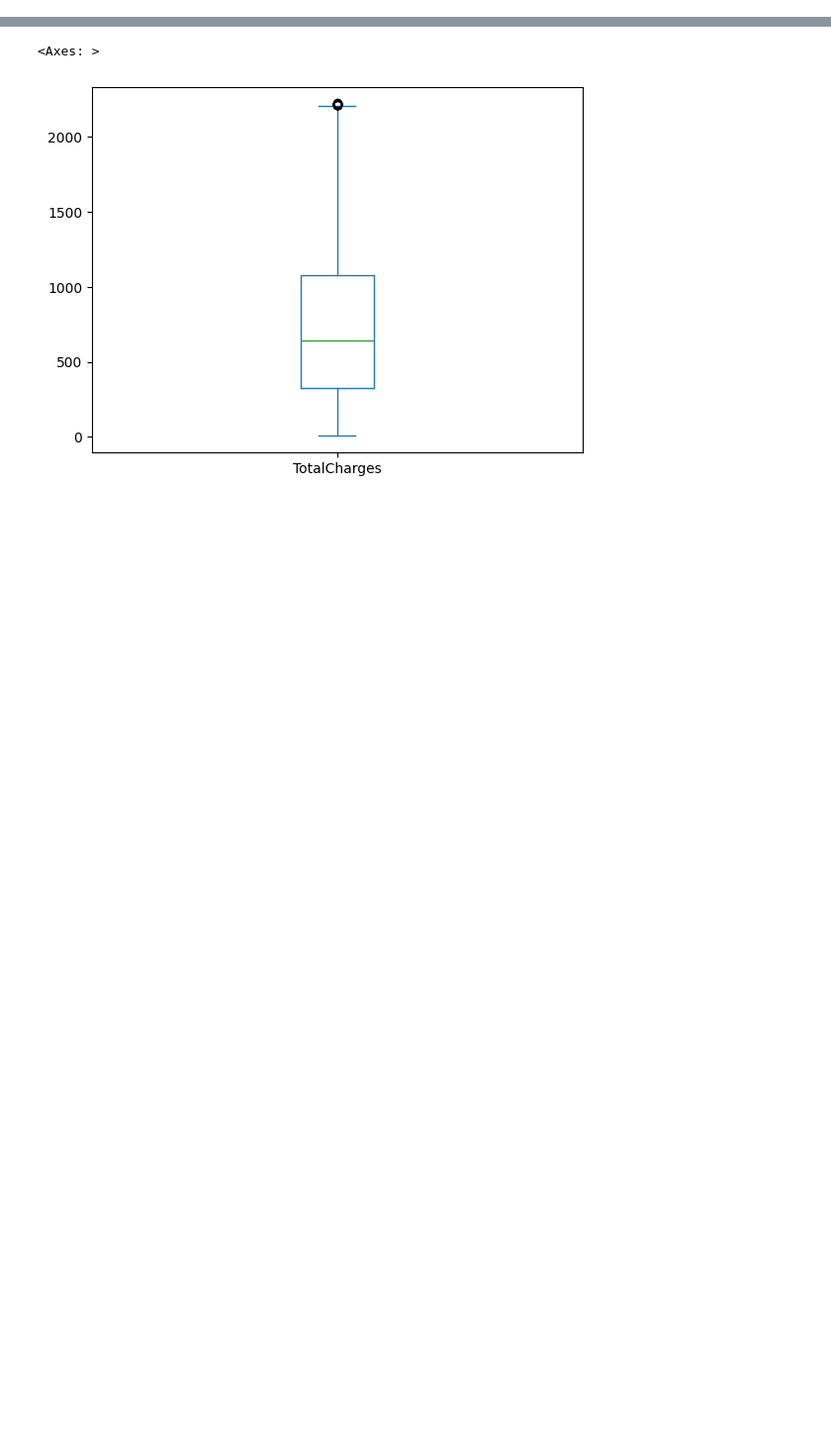
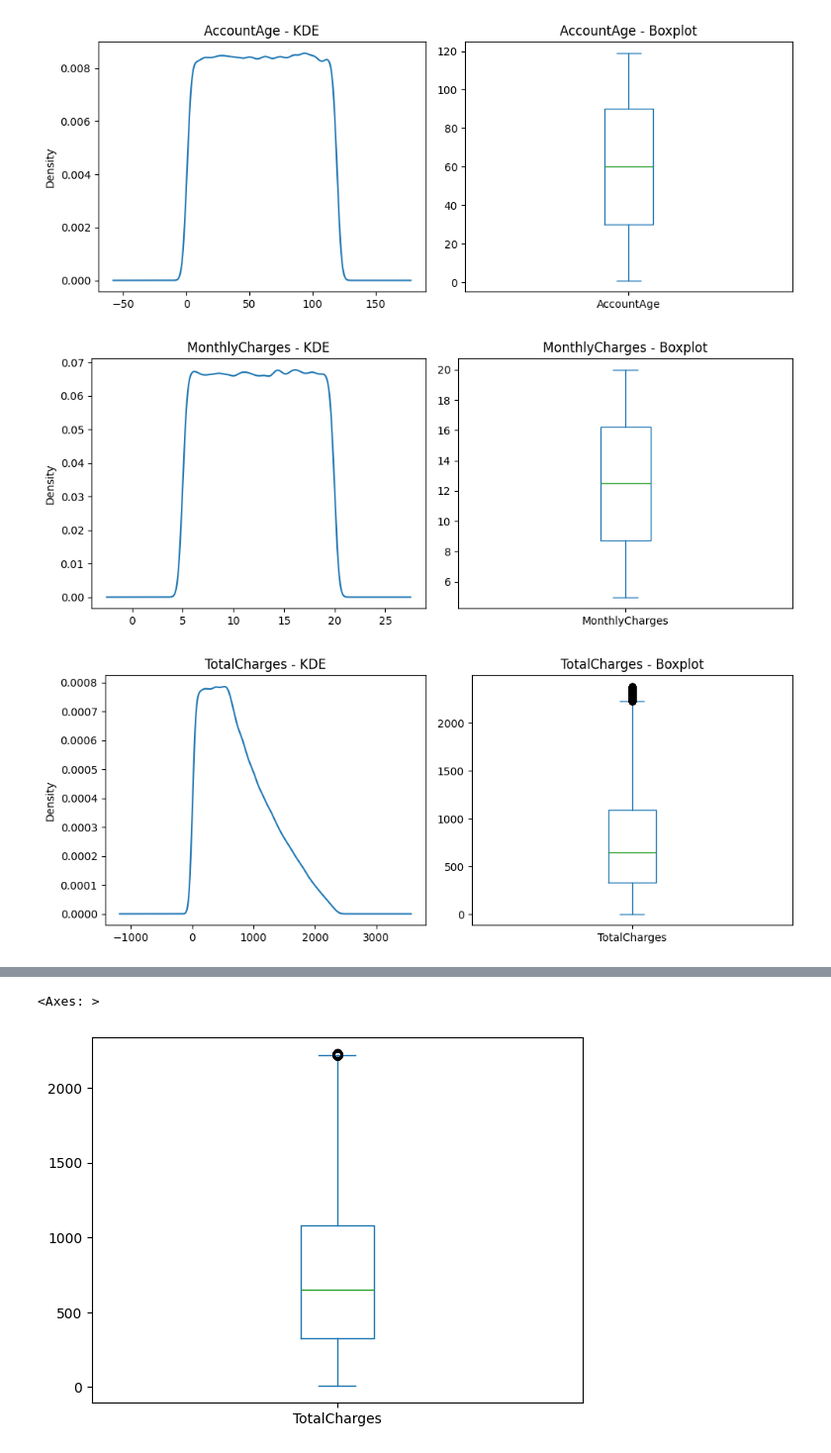
Before and after one commit to ShazanRafi/saas-churn-prediction, a Jupyter notebook: SaaS_Churning_Prediction.ipynb, the cells around one changed output, grey strips where cells are left out. Shown at 99% size. Saved outputs shown, nothing was run; the diff lists cells and outputs as text; code cells hidden in the pictures; blank space fills up the shorter version.

```diff
--- a/SaaS_Churning_Prediction.ipynb
+++ b/SaaS_Churning_Prediction.ipynb
@@ -71,16 +72,20 @@ def outlier_remove(df,col):
     print(f'no of outliers -> {outlier.shape[0]}')
     return df[(df[col] >= lower_threshold) & (df[col] <= upper_threshold)]
 # %%
-# num_cols = df.select_dtypes(include=['number']).columns
+num_cols = df.select_dtypes(include=['number']).columns
 
-# for col in num_cols:
-#     plt.figure(figsize=(10, 4))
+for col in num_cols:
+    plt.figure(figsize=(10, 4))
 
-#     plt.subplot(1, 2, 1)
-#     df[col].plot(kind='kde')
-#     plt.title(f"{col} - KDE")
-#     plt.subplot(1, 2, 2)
-#     df[col].plot(kind='box')
-#     plt.title(f"{col} - Boxplot")
-#     plt.tight_layout()
-#     plt.show()
+    plt.subplot(1, 2, 1)
+    df[col].plot(kind='kde')
+    plt.title(f"{col} - KDE")
+    plt.subplot(1, 2, 2)
+    df[col].plot(kind='box')
+    plt.title(f"{col} - Boxplot")
+    plt.tight_layout()
+    plt.show()
+# %% [output]
+[figure, added]
+[figure, added]
+[figure, added]
```
Also changed, not shown: parts of 34 cells of this notebook, 1 other file.
